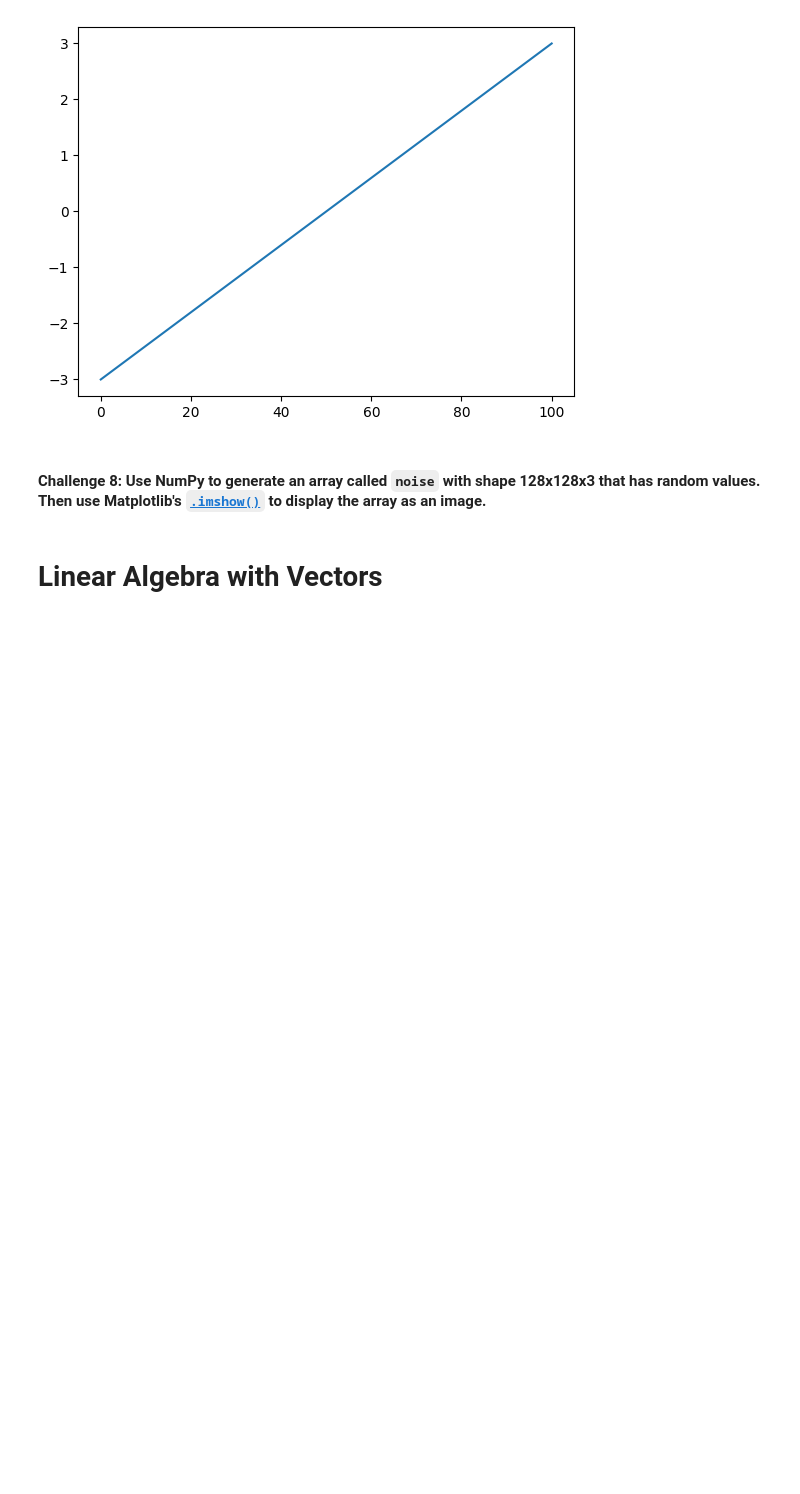
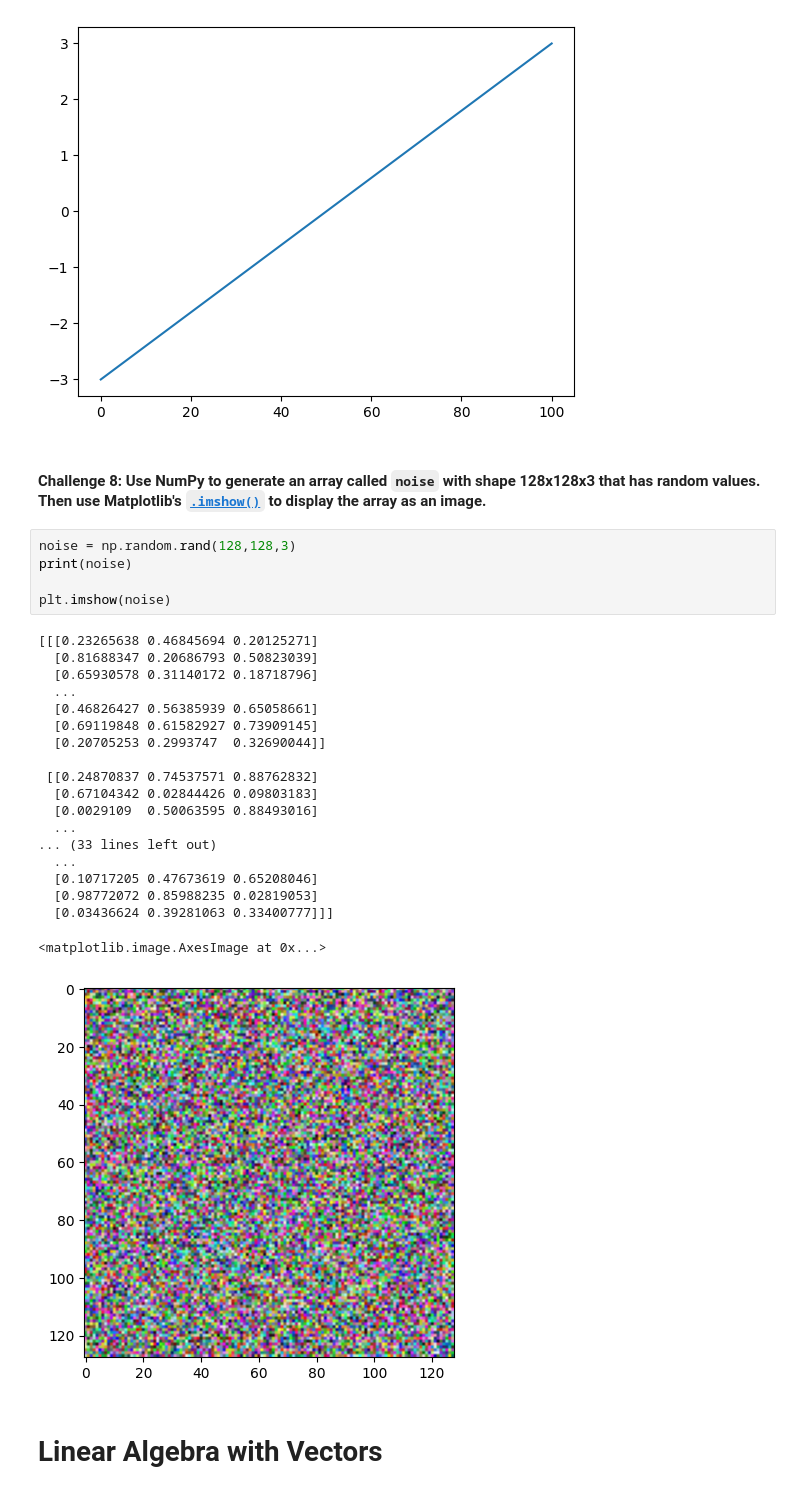
Before and after one commit to Aman88600/100-days-of-code, a Jupyter notebook: Day_77/Computation+with+NumPy+(start)/Computation with NumPy (start)/Computation_with_NumPy_and_N_Dimensional_Arrays_(start).ipynb, the cells around one changed output. Saved outputs shown, nothing was run; the diff lists cells and outputs as text; blank space fills up the shorter version.

```diff
--- a/Day_77/Computation+with+NumPy+(start)/Computation with NumPy (start)/Computation_with_NumPy_and_N_Dimensional_Arrays_(start).ipynb
+++ b/Day_77/Computation+with+NumPy+(start)/Computation with NumPy (start)/Computation_with_NumPy_and_N_Dimensional_Arrays_(start).ipynb
@@ -222,6 +222,31 @@ plt.plot(ch_6_array, ch_7_array)
 [figure]
 # %% [markdown]
 #### **Challenge 8**: Use NumPy to generate an array called `noise` with shape 128x128x3 that has random values. Then use Matplotlib's [`.imshow()`](https://matplotlib.org/3.1.1/api/_as_gen/matplotlib.pyplot.imshow.html) to display the array as an image.
+# %%
+noise = np.random.rand(128,128,3)
+print(noise)
+
+plt.imshow(noise)
+# %% [output]
+[[[0.23265638 0.46845694 0.20125271]
+  [0.81688347 0.20686793 0.50823039]
+  [0.65930578 0.31140172 0.18718796]
+  ...
+  [0.46826427 0.56385939 0.65058661]
+  [0.69119848 0.61582927 0.73909145]
+  [0.20705253 0.2993747  0.32690044]]
+
+ [[0.24870837 0.74537571 0.88762832]
+  [0.67104342 0.02844426 0.09803183]
+  [0.0029109  0.50063595 0.88493016]
+  ...
+... (33 lines left out)
+  ...
+  [0.10717205 0.47673619 0.65208046]
+  [0.98772072 0.85988235 0.02819053]
+  [0.03436624 0.39281063 0.33400777]]]
+<matplotlib.image.AxesImage at 0x...>
+[figure, added]
 # %% [markdown]
 # Linear Algebra with Vectors
 # %%
```
